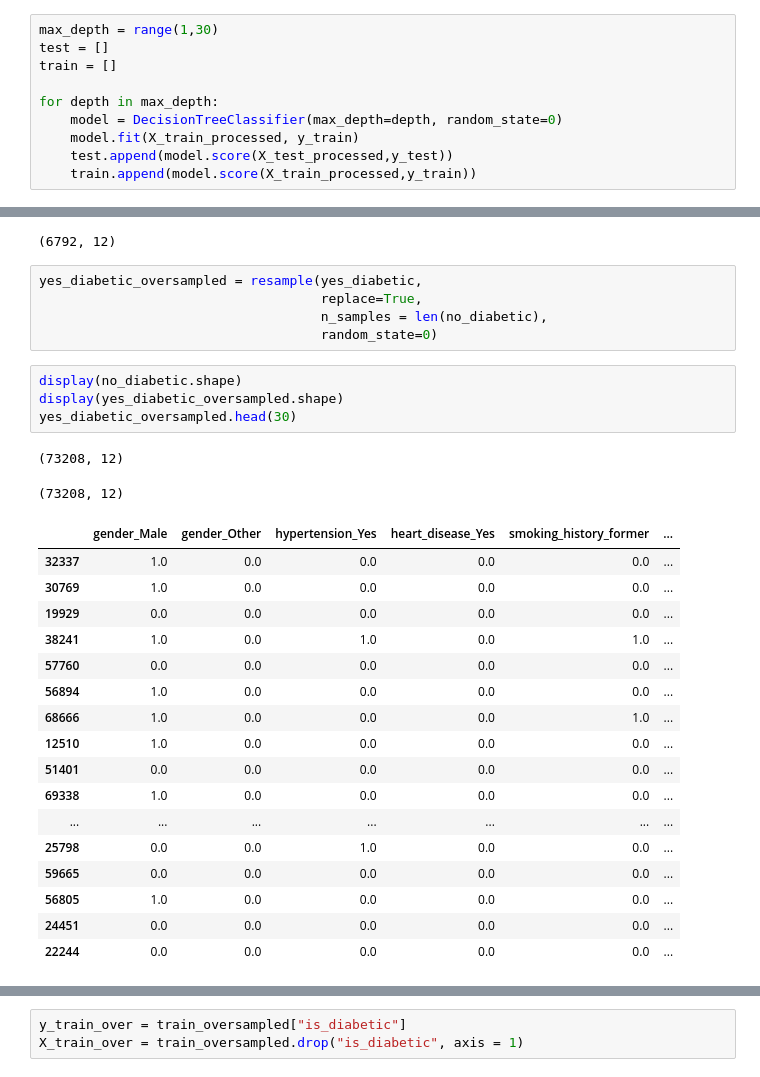
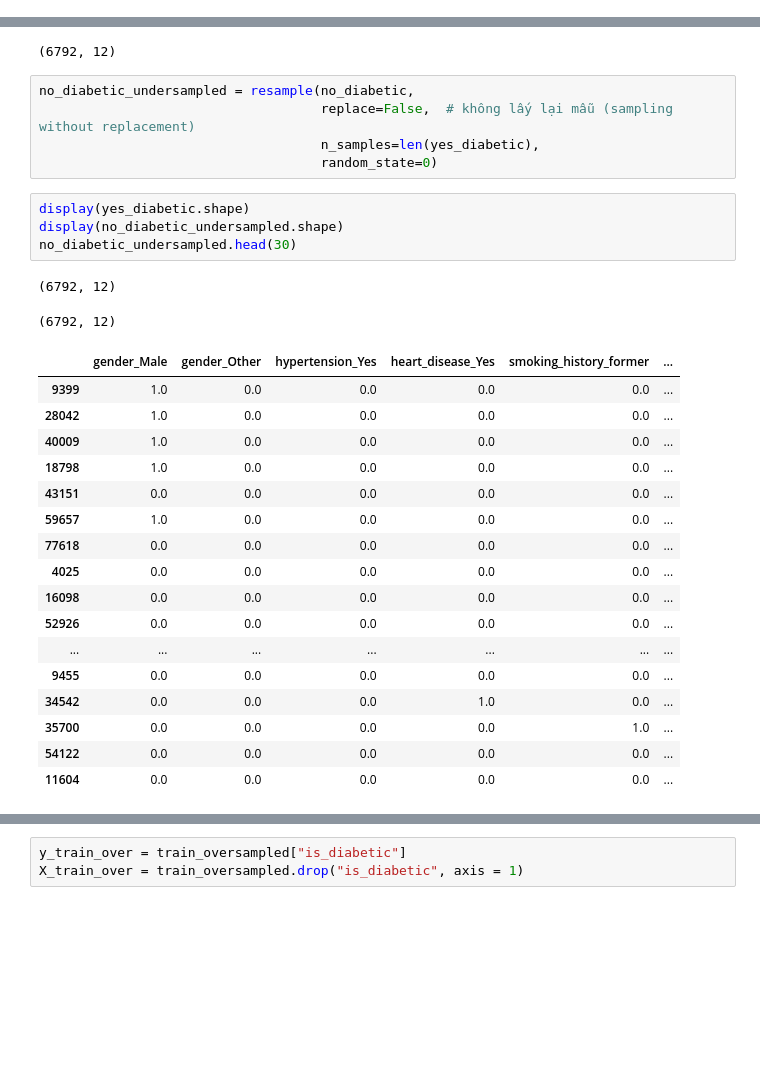
Before and after one commit to thaihaiudtp/AI-INTRO, a Jupyter notebook: intro-ai.ipynb, the cells around one changed output, grey strips where cells are left out. Saved outputs shown, nothing was run; the diff lists cells and outputs as text; blank space fills up the shorter version.

```diff
--- a/intro-ai.ipynb
+++ b/intro-ai.ipynb
@@ -776,10 +745,0 @@ True label A |  0.91 |    0.0
-# %%
-max_depth = range(1,30)
-test = []
-train = []
-
-for depth in max_depth:
-    model = DecisionTreeClassifier(max_depth=depth, random_state=0)
-    model.fit(X_train_processed, y_train)
-    test.append(model.score(X_test_processed,y_test))
-    train.append(model.score(X_train_processed,y_train))
@@ -886,34 +1114,34 @@ display(yes_diabetic.shape)
 # %% [output]
 (73208, 12)
 (6792, 12)
-# %%
-yes_diabetic_oversampled = resample(yes_diabetic,
-                                    replace=True,
-                                    n_samples = len(no_diabetic),
-                                    random_state=0)
+# %%
+no_diabetic_undersampled = resample(no_diabetic,
+                                    replace=False,  # không lấy lại mẫu (sampling without replacement)
+                                    n_samples=len(yes_diabetic),
+                                    random_state=0)
 # %%
-display(no_diabetic.shape)
-display(yes_diabetic_oversampled.shape)
-yes_diabetic_oversampled.head(30)
+display(yes_diabetic.shape)
+display(no_diabetic_undersampled.shape)
+no_diabetic_undersampled.head(30)
 # %% [output]
-(73208, 12)
+(6792, 12)
-(73208, 12)
+(6792, 12)
 |  | gender_Male | gender_Other | hypertension_Yes | heart_disease_Yes | smoking_history_former | ... |
-| 32337 | 1.0 | 0.0 | 0.0 | 0.0 | 0.0 | ... |
-| 30769 | 1.0 | 0.0 | 0.0 | 0.0 | 0.0 | ... |
-| 19929 | 0.0 | 0.0 | 0.0 | 0.0 | 0.0 | ... |
-| 38241 | 1.0 | 0.0 | 1.0 | 0.0 | 1.0 | ... |
-| 57760 | 0.0 | 0.0 | 0.0 | 0.0 | 0.0 | ... |
-| 56894 | 1.0 | 0.0 | 0.0 | 0.0 | 0.0 | ... |
-| 68666 | 1.0 | 0.0 | 0.0 | 0.0 | 1.0 | ... |
-| 12510 | 1.0 | 0.0 | 0.0 | 0.0 | 0.0 | ... |
-| 51401 | 0.0 | 0.0 | 0.0 | 0.0 | 0.0 | ... |
-| 69338 | 1.0 | 0.0 | 0.0 | 0.0 | 0.0 | ... |
+| 9399 | 1.0 | 0.0 | 0.0 | 0.0 | 0.0 | ... |
+| 28042 | 1.0 | 0.0 | 0.0 | 0.0 | 0.0 | ... |
+| 40009 | 1.0 | 0.0 | 0.0 | 0.0 | 0.0 | ... |
+| 18798 | 1.0 | 0.0 | 0.0 | 0.0 | 0.0 | ... |
+| 43151 | 0.0 | 0.0 | 0.0 | 0.0 | 0.0 | ... |
+| 59657 | 1.0 | 0.0 | 0.0 | 0.0 | 0.0 | ... |
+| 77618 | 0.0 | 0.0 | 0.0 | 0.0 | 0.0 | ... |
+| 4025 | 0.0 | 0.0 | 0.0 | 0.0 | 0.0 | ... |
+| 16098 | 0.0 | 0.0 | 0.0 | 0.0 | 0.0 | ... |
+| 52926 | 0.0 | 0.0 | 0.0 | 0.0 | 0.0 | ... |
 | ... | ... | ... | ... | ... | ... | ... |
-| 25798 | 0.0 | 0.0 | 1.0 | 0.0 | 0.0 | ... |
-| 59665 | 0.0 | 0.0 | 0.0 | 0.0 | 0.0 | ... |
-| 56805 | 1.0 | 0.0 | 0.0 | 0.0 | 0.0 | ... |
-| 24451 | 0.0 | 0.0 | 0.0 | 0.0 | 0.0 | ... |
-| 22244 | 0.0 | 0.0 | 0.0 | 0.0 | 0.0 | ... |
+| 9455 | 0.0 | 0.0 | 0.0 | 0.0 | 0.0 | ... |
+| 34542 | 0.0 | 0.0 | 0.0 | 1.0 | 0.0 | ... |
+| 35700 | 0.0 | 0.0 | 0.0 | 0.0 | 1.0 | ... |
+| 54122 | 0.0 | 0.0 | 0.0 | 0.0 | 0.0 | ... |
+| 11604 | 0.0 | 0.0 | 0.0 | 0.0 | 0.0 | ... |
 # %%
 
```
Also changed, not shown: parts of 38 cells of this notebook.
